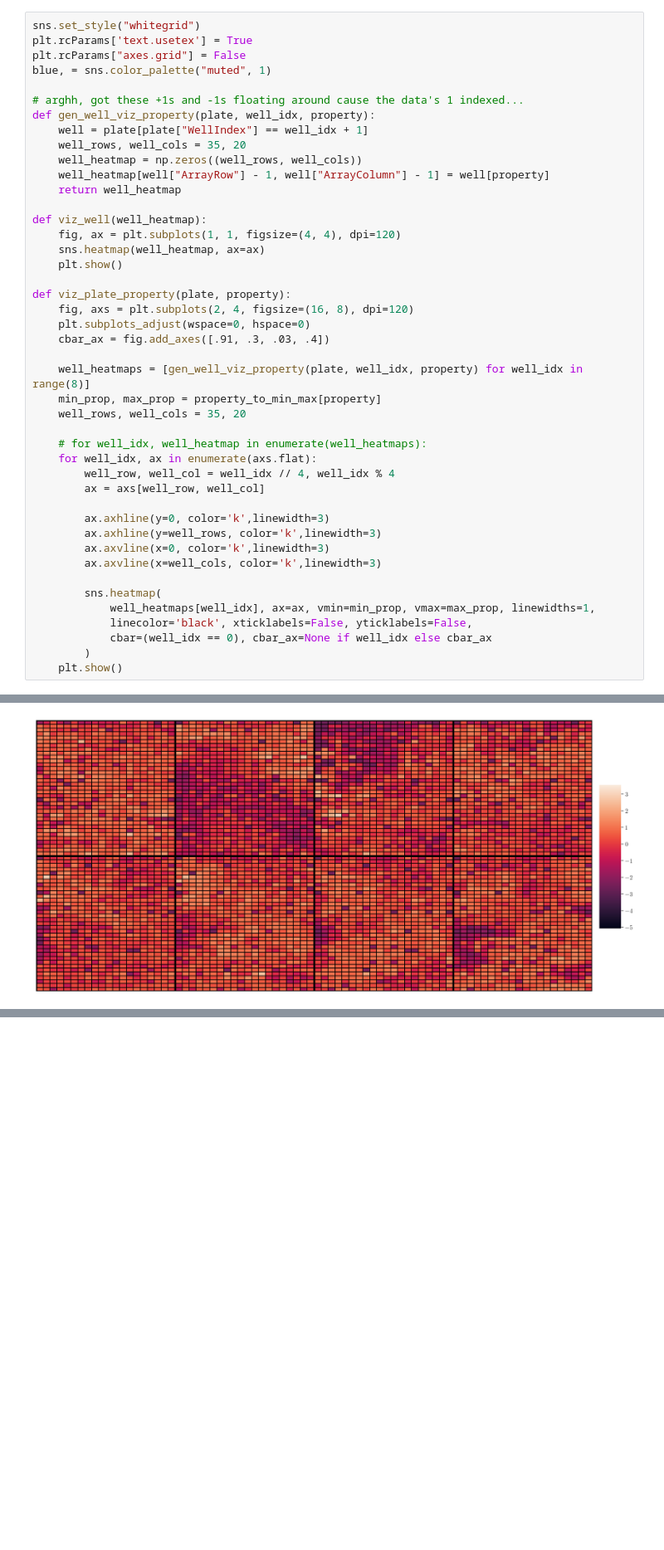
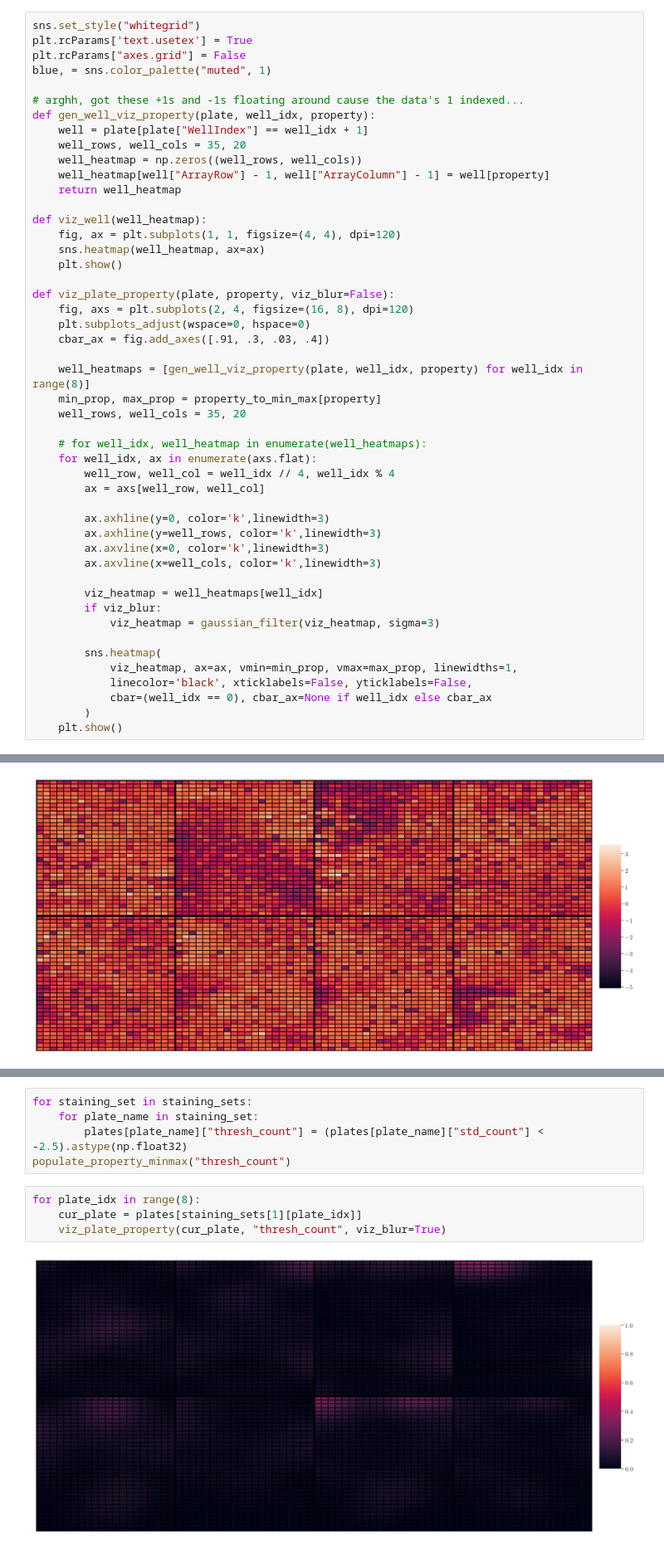
Before and after one commit to unique-subedi/microenvironment-microarrays, a Jupyter notebook: 604_project1_yash.ipynb, the cells around one changed output, grey strips where cells are left out. Shown: that part at 83% size. Saved outputs shown, nothing was run; the diff lists cells and outputs as text; blank space fills up the shorter version.

Commit message:
Blurred thresholding reveals corner effects

```diff
--- a/604_project1_yash.ipynb
+++ b/604_project1_yash.ipynb
@@ -59,7 +60,7 @@ def viz_well(well_heatmap):
     sns.heatmap(well_heatmap, ax=ax)
     plt.show()
 
-def viz_plate_property(plate, property):
+def viz_plate_property(plate, property, viz_blur=False):
     fig, axs = plt.subplots(2, 4, figsize=(16, 8), dpi=120)
     plt.subplots_adjust(wspace=0, hspace=0)
     cbar_ax = fig.add_axes([.91, .3, .03, .4])
@@ -78,8 +79,12 @@ def viz_plate_property(plate, property):
         ax.axvline(x=0, color='k',linewidth=3)
         ax.axvline(x=well_cols, color='k',linewidth=3)
 
+        viz_heatmap = well_heatmaps[well_idx]
+        if viz_blur:
+            viz_heatmap = gaussian_filter(viz_heatmap, sigma=3)
+
         sns.heatmap(
-            well_heatmaps[well_idx], ax=ax, vmin=min_prop, vmax=max_prop, linewidths=1,
+            viz_heatmap, ax=ax, vmin=min_prop, vmax=max_prop, linewidths=1,
             linecolor='black', xticklabels=False, yticklabels=False,
             cbar=(well_idx == 0), cbar_ax=None if well_idx else cbar_ax
         )
@@ -133,0 +141,11 @@ for staining_set in staining_sets:
+# %%
+for staining_set in staining_sets:
+    for plate_name in staining_set:
+        plates[plate_name]["thresh_count"] = (plates[plate_name]["std_count"] < -2.5).astype(np.float32)
+populate_property_minmax("thresh_count")
+# %%
+for plate_idx in range(8):
+    cur_plate = plates[staining_sets[1][plate_idx]]
+    viz_plate_property(cur_plate, "thresh_count", viz_blur=True)
+# %% [output]
+[figure, added]
```
Also changed, not shown: parts of 3 cells of this notebook.
